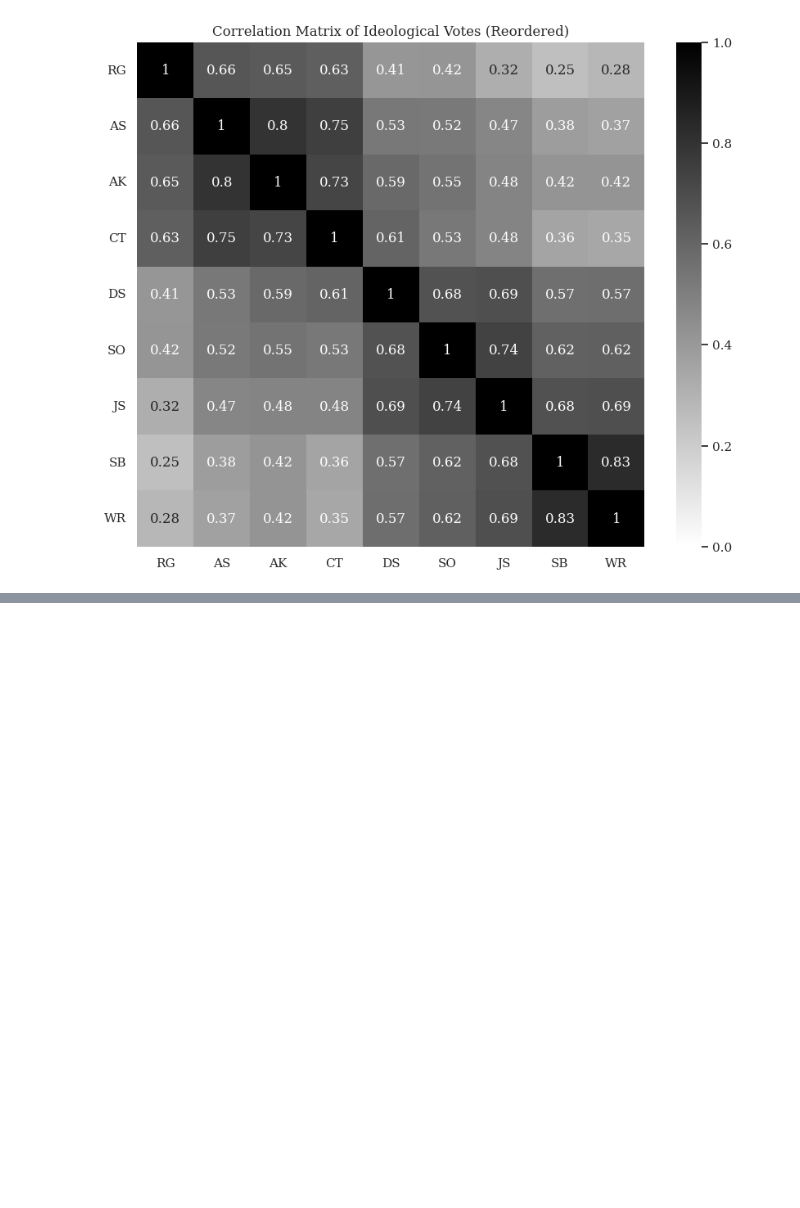
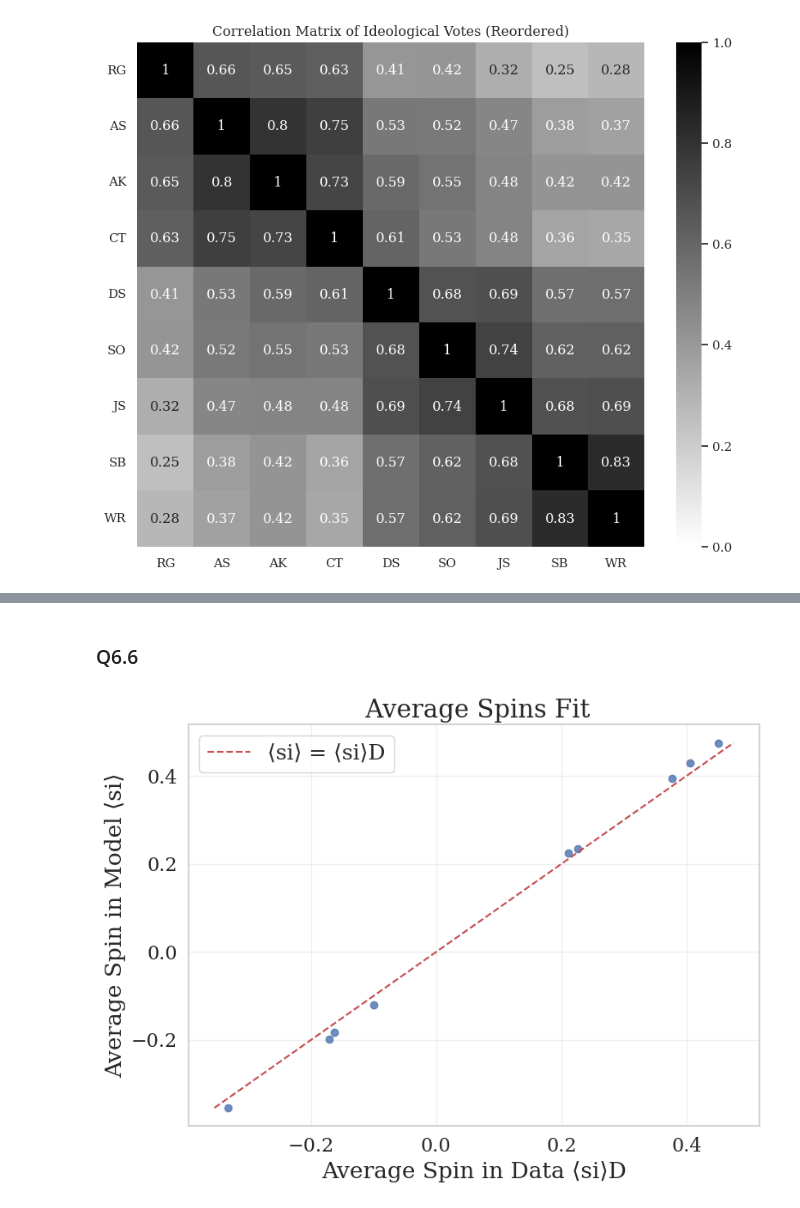
Before and after one commit to magggienn/Theory-of-Complex-Systems---1, a Jupyter notebook: src/supreme_court.ipynb, the cells around one changed output, grey strips where cells are left out. Drawn from its saved outputs; the diff is of its cells as text; code cells hidden in the pictures; blank space fills up the shorter version.

```diff
--- a/src/supreme_court.ipynb
+++ b/src/supreme_court.ipynb
@@ -153,0 +222,32 @@ AttributeError: QuadMesh.set() got an unexpected keyword argument 'fontsize'
+# %% [markdown]
+### Q6.6
+# %%
+# Calculate ⟨si⟩D from data
+s_i_D = np.mean(df, axis=0)
+# Calculate ⟨si⟩ from model
+# These would be calculated based on the fitted model parameters
+s_i_model = np.zeros(9)
+for pattern, prob in p_g.items():
+    state_array = np.array([1 if s == '1' else -1 for s in pattern])
+    s_i_model += prob * state_array
+# %%
+plt.figure(figsize=(8, 6))
+plt.scatter(s_i_D, s_i_model, alpha=0.8)
+plt.xlabel('Average Spin in Data ⟨si⟩D',fontsize=TICKSIZE)
+plt.ylabel('Average Spin in Model ⟨si⟩',fontsize=TICKSIZE)
+plt.title(' Average Spins Fit',fontsize=LABELSIZE)
+plt.xticks(fontsize=TICKSIZE-3)
+plt.yticks(fontsize=TICKSIZE-3)
+
+
+max_val = max(max(s_i_D), max(s_i_model))
+min_val = min(min(s_i_D), min(s_i_model))
+plt.plot([min_val, max_val], [min_val, max_val], 'r--',label='⟨si⟩ = ⟨si⟩D')
+plt.legend(fontsize=LABELSIZE-3, loc='upper left')
+
+plt.grid(True, alpha=0.3)
+plt.tight_layout()
+plt.savefig('..\\results\\us_court\\average_spins_fit.pdf', dpi=300, bbox_inches='tight')
+plt.show()
+# %% [output]
+[figure, added]
```
Also changed, not shown: parts of 10 cells of this notebook, 3 other files.
